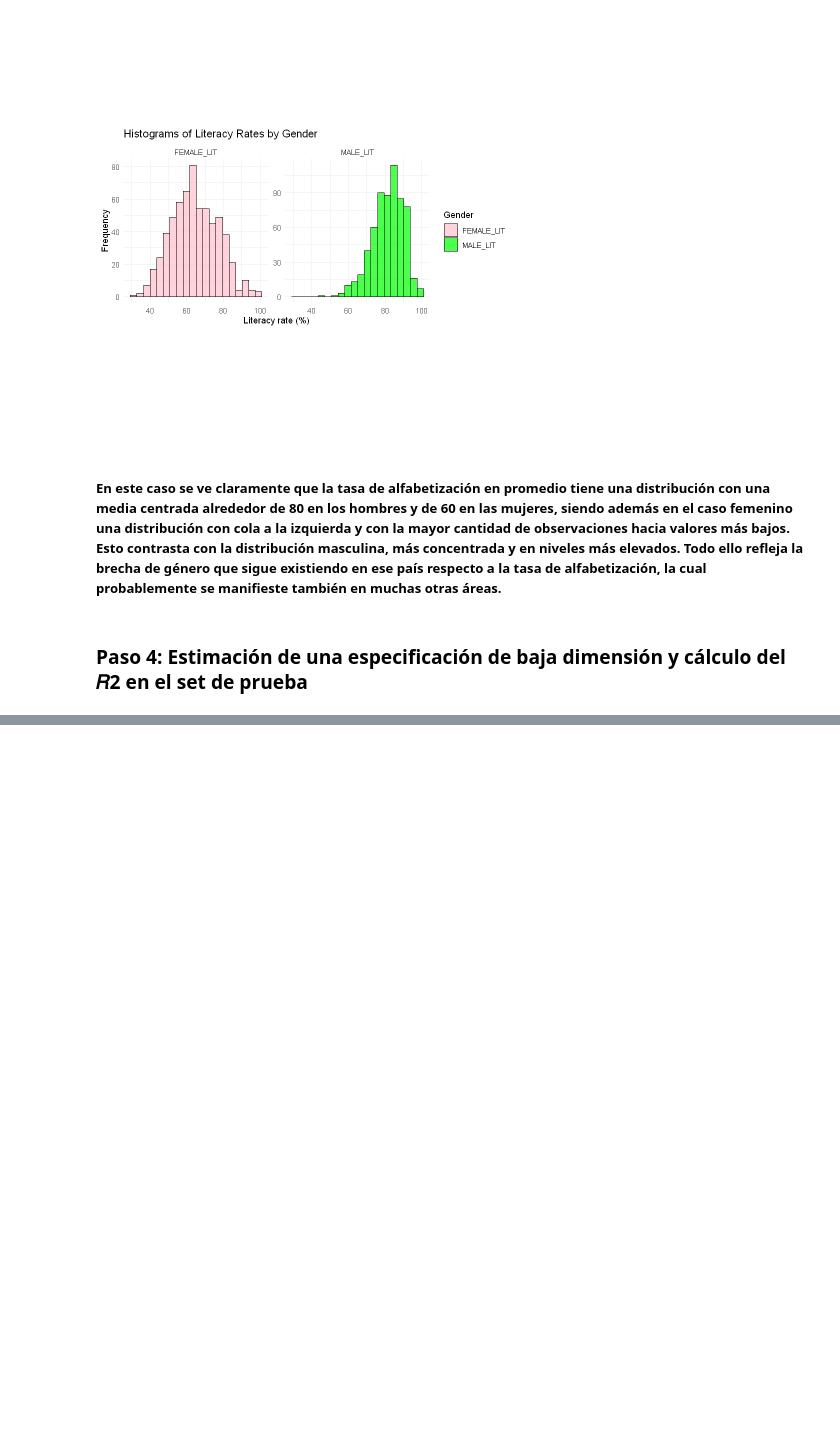
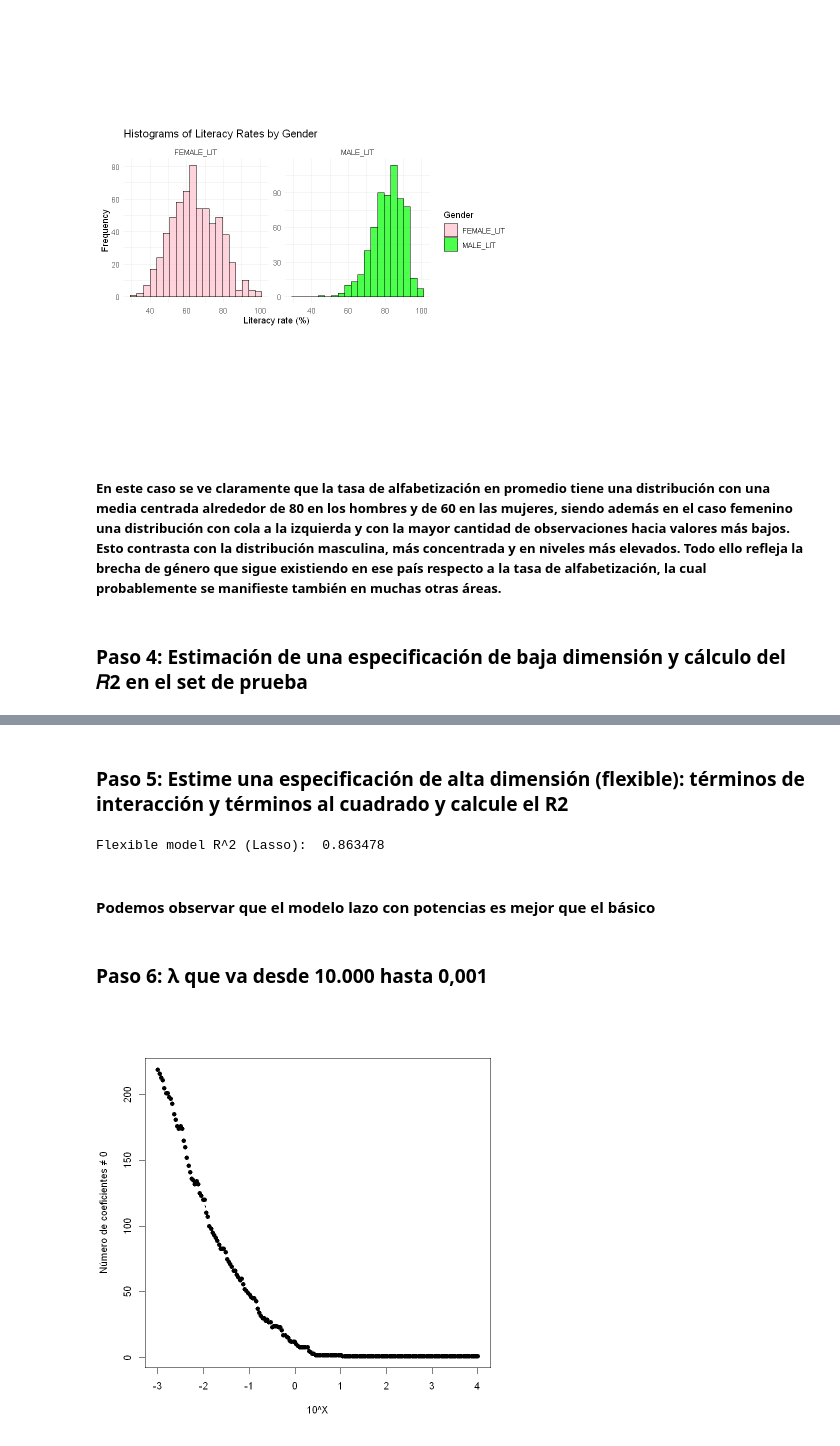
Before and after one commit to Arimari2303/Lasso_Potential_Outcomes_RCTs, a Jupyter notebook: R/scripts/Pregunta2R.ipynb, the cells around one changed output, grey strips where cells are left out. Cells and saved outputs as stored; diff of their text form; code cells hidden in the pictures; blank space fills up the shorter version.

```diff
--- a/R/scripts/Pregunta2R.ipynb
+++ b/R/scripts/Pregunta2R.ipynb
@@ -87,0 +84,12 @@ ggplot(df_long, aes(x = Literacy, fill = Gender)) +
+# %%
+Z = df %>%
+  select(, -STATCD, -DISTCD, -STATNAME, -DISTNAME, -DISTRICTS,-BLOCKS, -VILLAGES, -OVERALL_LI, -AREA_SQKM)
+# %%
+set.seed(1234)
+training <- sample(nrow(Z), nrow(Z) * (3 / 4), replace = FALSE)
+
+data_train <- Z[training, ]
+data_test <- Z[-training, ]
+# %%
+y_train <- data_train$FEMALE_LIT
+y_test <- data_test$FEMALE_LIT
@@ -87,0 +116,2 @@ ggplot(df_long, aes(x = Literacy, fill = Gender)) +
+# %% [markdown]
+### Paso 5: Estime una especificación de alta dimensión (flexible): términos de interacción y términos al cuadrado y calcule el R2
@@ -87,0 +133,25 @@ ggplot(df_long, aes(x = Literacy, fill = Gender)) +
+# %%
+fit_lasso_cv_flex <- cv.glmnet(model_x_flex_train, y_train, family = "gaussian", alpha = 1)
+yhat_lasso_cv_flex <- predict(fit_lasso_cv_flex, newx = model_x_flex_test)
+mse_lasso_cv_flex <- summary(lm((y_test - yhat_lasso_cv_flex)^2 ~ 1))$coef[1:2]
+r2_lasso_cv_flex <- 1 - mse_lasso_cv_flex[1] / var(y_test)
+cat("Flexible model R^2 (Lasso): ", r2_lasso_cv_flex)
+# %% [output]
+Flexible model R^2 (Lasso):  0.863478
+# %% [markdown]
+#### Podemos observar que el modelo lazo con potencias es mejor que el básico
+# %% [markdown]
+### Paso 6: λ que va desde 10.000 hasta 0,001
+# %%
+lambdas <- 10^seq(4, -3, length.out = 200)
+fit_lasso <- glmnet(model_x_flex_train, y_train, alpha = 1, lambda = lambdas)
+coefs <- coef(fit_lasso)
+nonzero_counts <- apply(coefs != 0, 2, sum)
+
+# Gráfico
+plot(log10(lambdas), nonzero_counts, type = "b",
+     xlab = "10^X", ylab = "Número de coeficientes ≠ 0",
+     main = "Ruta LASSO (λ=10,000 → 0.001)",
+     pch = 16, lwd = 2)
+# %% [output]
+[figure, added]
```
Also changed, not shown: parts of 5 cells of this notebook, 1 other file.
